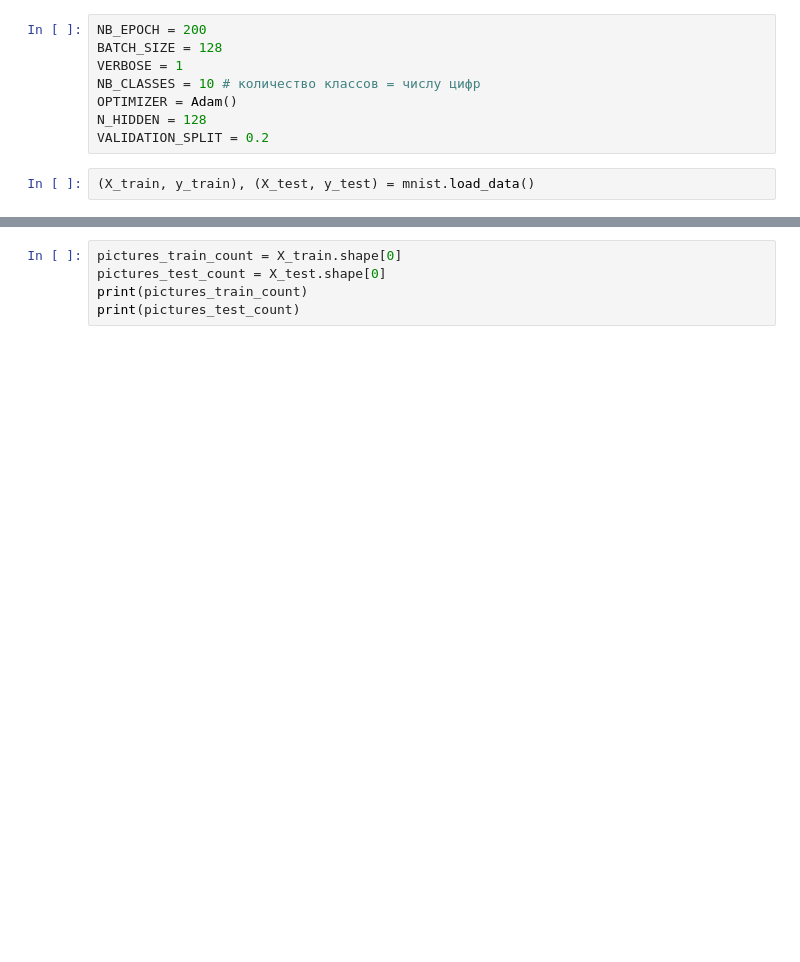
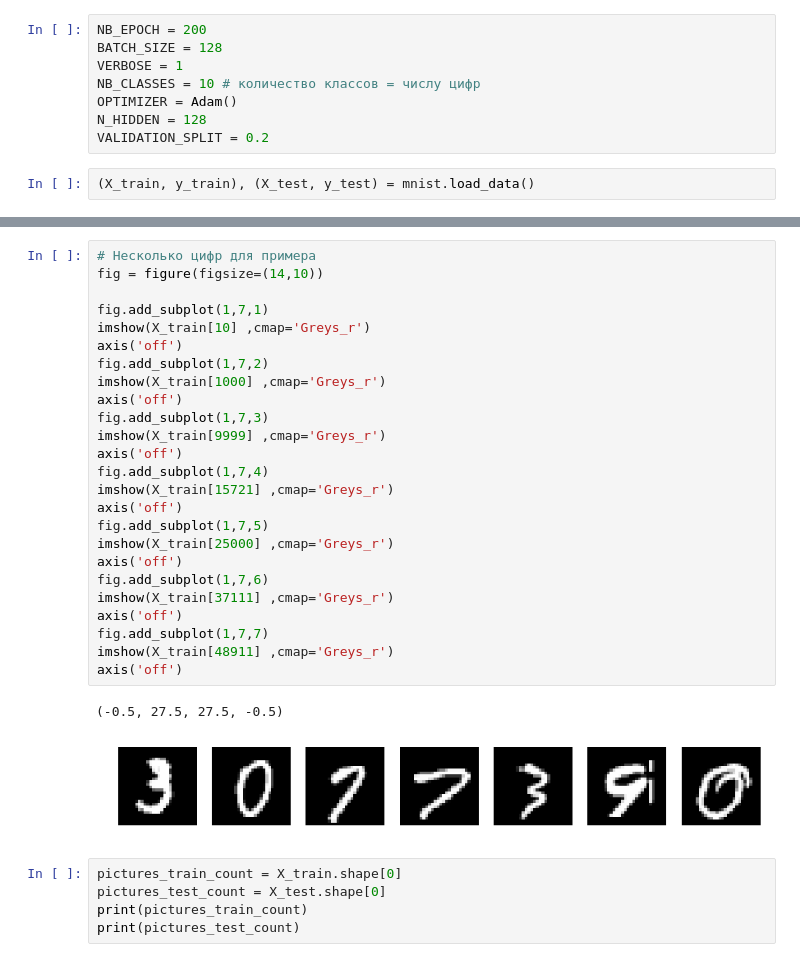
Before and after one commit to ChernetsovNG/otus_BigData, a Jupyter notebook: HW12/HW12.ipynb, the cells around one changed output, grey strips where cells are left out. Cells and saved outputs as stored; diff of their text form; blank space fills up the shorter version.

```diff
--- a/HW12/HW12.ipynb
+++ b/HW12/HW12.ipynb
@@ -49,3 +57,31 @@ VALIDATION_SPLIT = 0.2
+# %%
+# Несколько цифр для примера
+fig = figure(figsize=(14,10))
+
+fig.add_subplot(1,7,1)
+imshow(X_train[10] ,cmap='Greys_r')
+axis('off')
+fig.add_subplot(1,7,2)
+imshow(X_train[1000] ,cmap='Greys_r')
+axis('off')
+fig.add_subplot(1,7,3)
+imshow(X_train[9999] ,cmap='Greys_r')
+axis('off')
+fig.add_subplot(1,7,4)
+imshow(X_train[15721] ,cmap='Greys_r')
+axis('off')
+fig.add_subplot(1,7,5)
+imshow(X_train[25000] ,cmap='Greys_r')
+axis('off')
+fig.add_subplot(1,7,6)
+imshow(X_train[37111] ,cmap='Greys_r')
+axis('off')
+fig.add_subplot(1,7,7)
+imshow(X_train[48911] ,cmap='Greys_r')
+axis('off')
+# %% [output]
+(-0.5, 27.5, 27.5, -0.5)
+[figure, added]
 # %%
 pictures_train_count = X_train.shape[0]
 pictures_test_count = X_test.shape[0]
```
Also changed, not shown: parts of 3 cells of this notebook.
